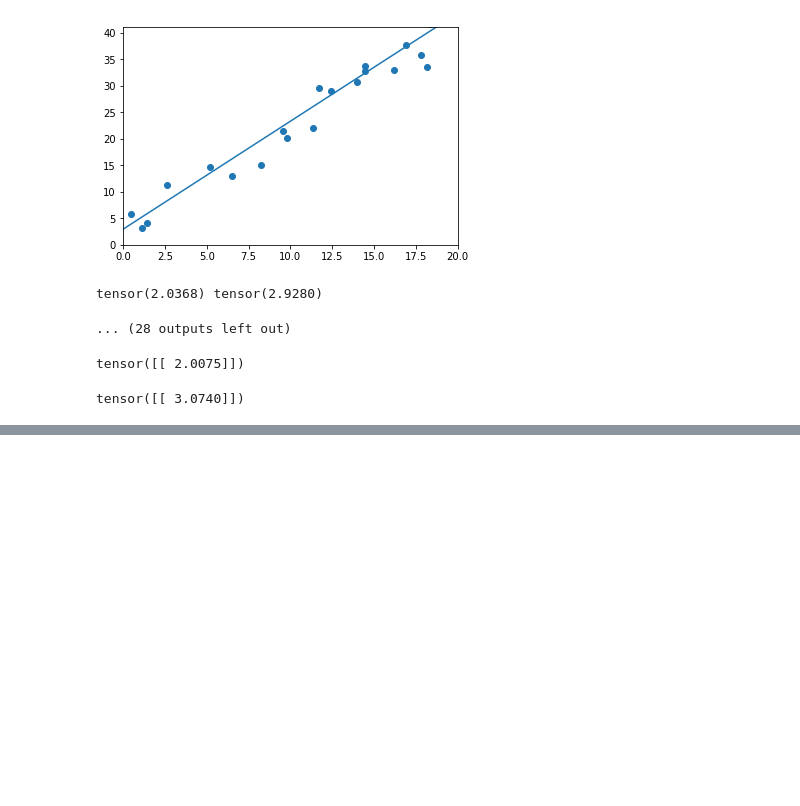
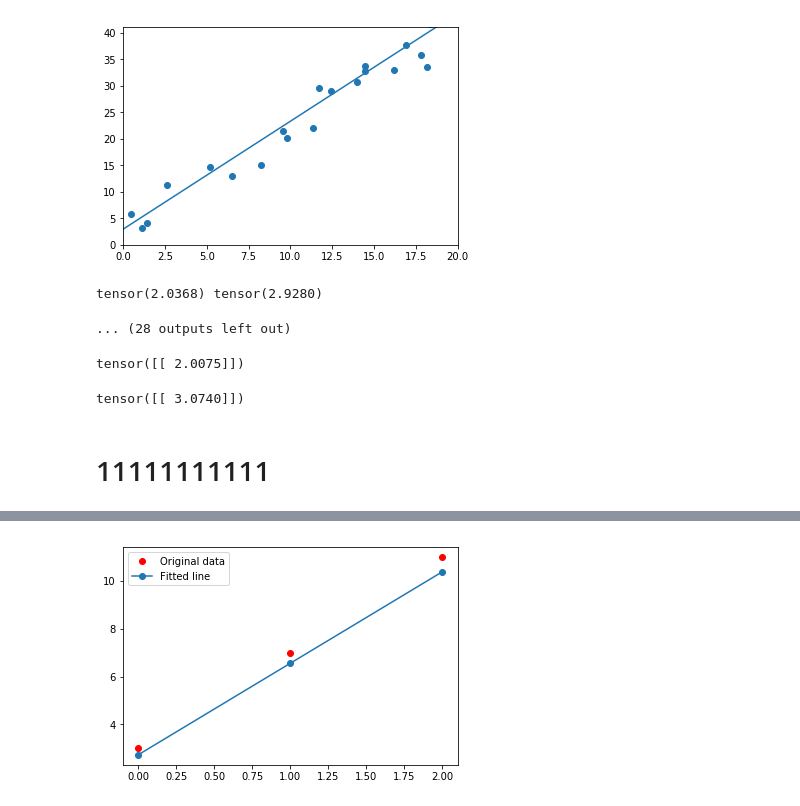
Before and after one commit to HBU/Jupyter, a Jupyter notebook: 24PyTorchChinese/10分钟快速入门 PyTorch (1) - 线性回归.ipynb, the cells around one changed output, grey strips where cells are left out. Cells and saved outputs as stored; diff of their text form; code cells hidden in the pictures; blank space fills up the shorter version.

```diff
--- a/24PyTorchChinese/10分钟快速入门 PyTorch (1) - 线性回归.ipynb
+++ b/24PyTorchChinese/10分钟快速入门 PyTorch (1) - 线性回归.ipynb
@@ -56,8 +56,8 @@ optimizer = optim.SGD(model.parameters(), lr=1e-4)# 优化函数：随机梯度
 # %%
 num_epochs = 10000
 for epoch in range(num_epochs):
-    inputs = Variable(x_train)
-    target = Variable(y_train)
+    inputs = x_train
+    target = y_train
 
     # forward
     out = model(inputs)# 前向传播
@@ -209,3 +209,60 @@ tensor([[ 2.0075]])
 b
 # %% [output]
 tensor([[ 3.0740]])
+# %% [markdown]
+# 11111111111
+# %%
+import torch
+import torch.nn as nn
+import torch.nn.functional as F
+import numpy as np
+import matplotlib.pyplot as plt
+from torch.autograd import Variable
+
+# Hyper Parameters
+input_size = 1
+output_size = 1
+num_epochs = 10
+learning_rate = 0.01
+
+# Toy Dataset
+x_train = np.array([[1],[3],[5]], dtype=np.float32)
+y_train = np.array([[3],[7],[11]], dtype=np.float32)
+
+# direct network
+class DirNet(nn.Module):
+    def __init__(self, input_size, output_size):
+        super(DirNet, self).__init__()
+        self.f = nn.Linear(input_size, output_size)
+    def forward(self, x):
+        out = self.f(x)
+        return out
+
+model = DirNet(input_size, output_size)
+
+# Loss and Optimizer
+criterion = nn.MSELoss()
+optimizer = torch.optim.SGD(model.parameters(), lr=learning_rate)
+
+# Train the Model
+for epoch in range(num_epochs):
+    # Convert numpy array to torch Variable
+    inputs  = (torch.from_numpy(x_train))
+    targets = (torch.from_numpy(y_train))
+    # Forward + Backward + Optimize
+    optimizer.zero_grad()
+    outputs = model(inputs)
+    loss = criterion(outputs, targets)
+    loss.backward()
+    optimizer.step()
+    if (epoch+1) % 1 == 0:
+        print ('Epoch [%d/%d], Loss: %.4f, weight: %.4f, bias: %.4f'
+            %(epoch+1, num_epochs, loss.item(), model.state_dict()['f.weight'], model.state_dict()['f.bias']))
+
+# Plot the graph
+predicted = model(Variable(torch.from_numpy(x_train))).data.numpy()
+plt.plot( y_train, 'ro', label='Original data')
+plt.plot( predicted,'o-', label='Fitted line')
+plt.legend()
+plt.show()
+# %% [output]
@@ -211,0 +279 @@ tensor([[ 3.0740]])
+[figure, added]
```
Also changed, not shown: parts of 5 cells of this notebook, 2 other files.
